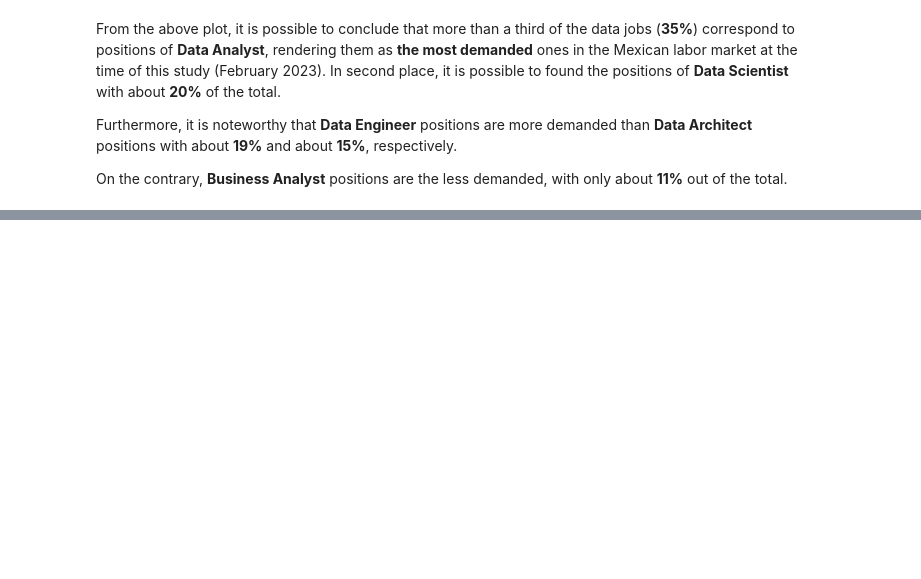
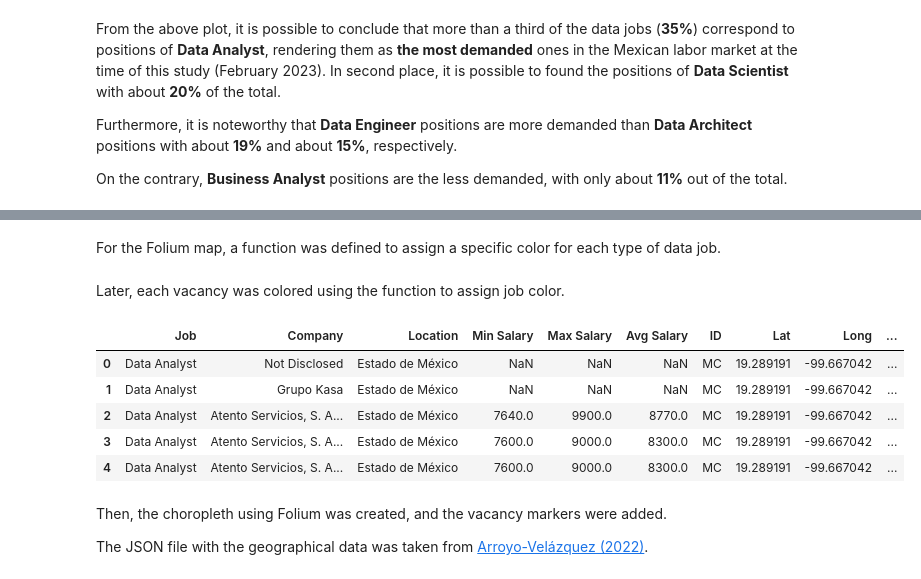
Before and after one commit to DanielEduardoLopez/DataJobs-MX2023, a Jupyter notebook: 2_DataJobsMX2023_DataAnalysis.ipynb, the cells around one changed output, grey strips where cells are left out. Saved outputs shown, nothing was run; the diff lists cells and outputs as text; code cells hidden in the pictures; blank space fills up the shorter version.

Commit message:
Added choropleth for analyzing the locations with more data jobs

```diff
--- a/2_DataJobsMX2023_DataAnalysis.ipynb
+++ b/2_DataJobsMX2023_DataAnalysis.ipynb
@@ -808,0 +884,46 @@ On the contrary, **Business Analyst** positions are the less demanded, with only
+# %% [markdown]
+For the Folium map, a function was defined to assign a specific color for each type of data job.
+# %%
+# Function to assign job color
+def assign_job_color(job):
+    """
+    This function returns specific colors according to the data job for coloring
+    the markers for a Folium map.
+
+    Parameters
+
+    job: Data job (string)
+
+    Returns
+
+    color: Color for the marker (string)
+
+    """
+    if job == 'Data Analyst':
+      return 'blue'
+    elif job == 'Business Analyst':
+      return 'green'
+    elif job == 'Data Engineer':
+      return 'black'
+    elif job == 'Data Scientist':
+      return 'red'
+    elif job == 'Data Architect':
+      return 'yellow'
+# %% [markdown]
+Later, each vacancy was colored using the function to assign job color.
+# %%
+# Join of the job data dataframe with the Mexican States latitude and longitud
+jobs_loc = df.merge(states_df, left_on='Location', right_on='State', how = 'inner')
+jobs_loc['Marker Color'] = jobs_loc['Job'].apply(assign_job_color)
+jobs_loc.head()
+# %% [output]
+|  | Job | Company | Location | Min Salary | Max Salary | Avg Salary | ID | Lat | Long | ... |
+| 0 | Data Analyst | Not Disclosed | Estado de México | NaN | NaN | NaN | MC | 19.289191 | -99.667042 | ... |
+| 1 | Data Analyst | Grupo Kasa | Estado de México | NaN | NaN | NaN | MC | 19.289191 | -99.667042 | ... |
+| 2 | Data Analyst | Atento Servicios, S. A... | Estado de México | 7640.0 | 9900.0 | 8770.0 | MC | 19.289191 | -99.667042 | ... |
+| 3 | Data Analyst | Atento Servicios, S. A... | Estado de México | 7600.0 | 9000.0 | 8300.0 | MC | 19.289191 | -99.667042 | ... |
+| 4 | Data Analyst | Atento Servicios, S. A... | Estado de México | 7600.0 | 9000.0 | 8300.0 | MC | 19.289191 | -99.667042 | ... |
+# %% [markdown]
+Then, the choropleth using Folium was created, and the vacancy markers were added.
+
+The JSON file with the geographical data was taken from <a href="https://raw.githubusercontent.com/isaacarroyov/data_visualization_practice/master/Python/visualizing_mexican_wildfires_tds/data/states_mx.json">Arroyo-Velázquez (2022)</a>.
```
Also changed, not shown: parts of 12 cells of this notebook.
